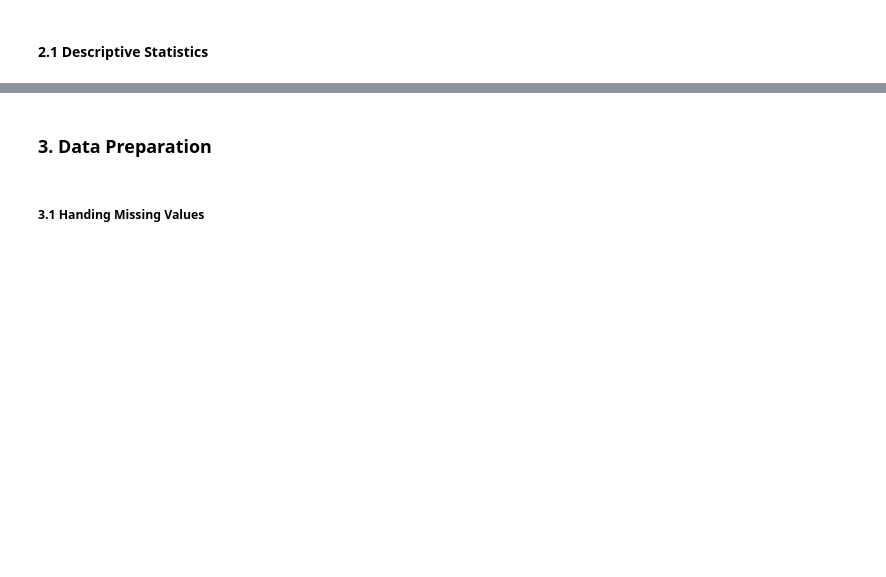
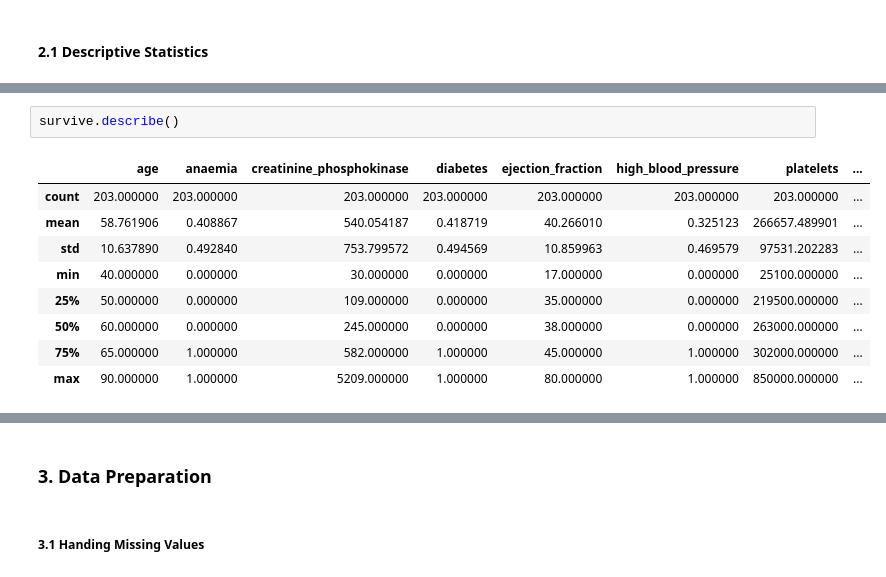
Before and after one commit to AlexDarigan/mtg-rest, a Jupyter notebook: notebooks/1 NaiveBayes/NaiveBayes.ipynb, the cells around one changed output, grey strips where cells are left out. Cells and saved outputs as stored; diff of their text form; blank space fills up the shorter version.

```diff
--- a/notebooks/1 NaiveBayes/NaiveBayes.ipynb
+++ b/notebooks/1 NaiveBayes/NaiveBayes.ipynb
@@ -183,0 +162,12 @@ plt.show()
+# %%
+survive.describe()
+# %% [output]
+|  | age | anaemia | creatinine_phosphokinase | diabetes | ejection_fraction | high_blood_pressure | platelets | ... |
+| count | 203.000000 | 203.000000 | 203.000000 | 203.000000 | 203.000000 | 203.000000 | 203.000000 | ... |
+| mean | 58.761906 | 0.408867 | 540.054187 | 0.418719 | 40.266010 | 0.325123 | 266657.489901 | ... |
+| std | 10.637890 | 0.492840 | 753.799572 | 0.494569 | 10.859963 | 0.469579 | 97531.202283 | ... |
+| min | 40.000000 | 0.000000 | 30.000000 | 0.000000 | 17.000000 | 0.000000 | 25100.000000 | ... |
+| 25% | 50.000000 | 0.000000 | 109.000000 | 0.000000 | 35.000000 | 0.000000 | 219500.000000 | ... |
+| 50% | 60.000000 | 0.000000 | 245.000000 | 0.000000 | 38.000000 | 0.000000 | 263000.000000 | ... |
+| 75% | 65.000000 | 1.000000 | 582.000000 | 1.000000 | 45.000000 | 1.000000 | 302000.000000 | ... |
+| max | 90.000000 | 1.000000 | 5209.000000 | 1.000000 | 80.000000 | 1.000000 | 850000.000000 | ... |
```
Also changed, not shown: parts of 27 cells of this notebook.
